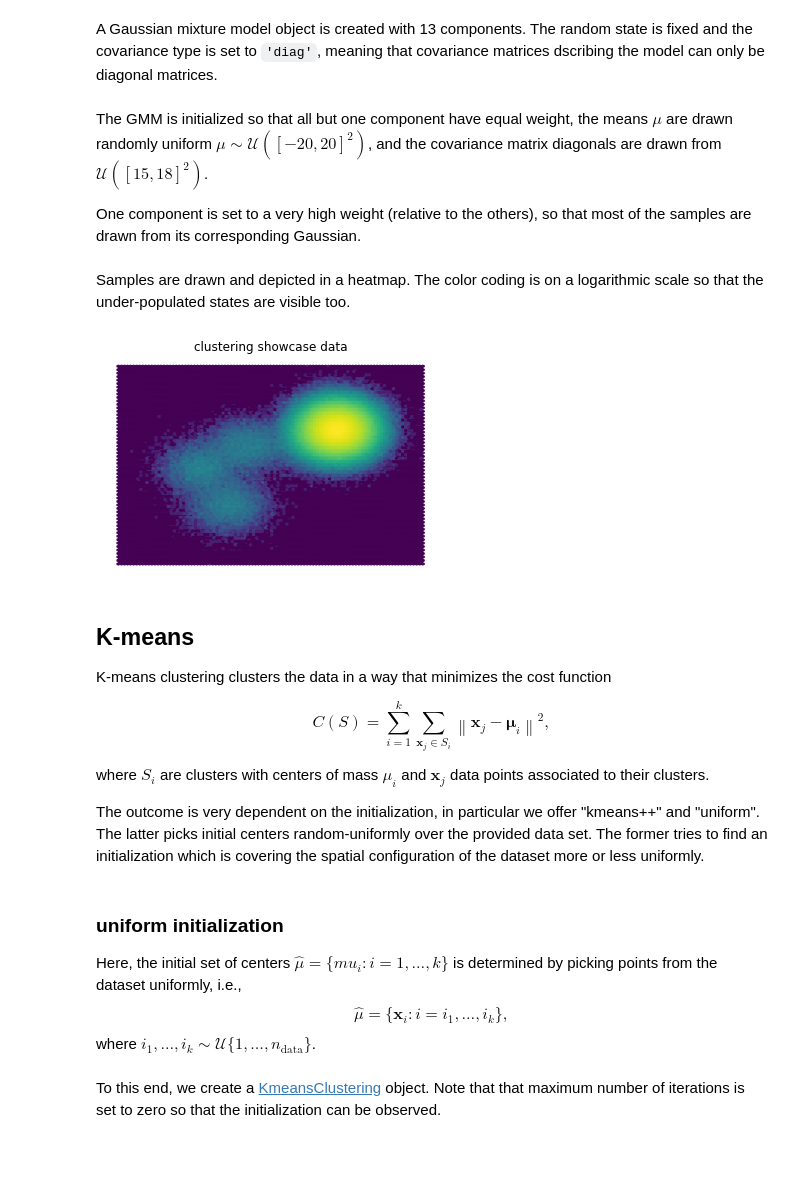
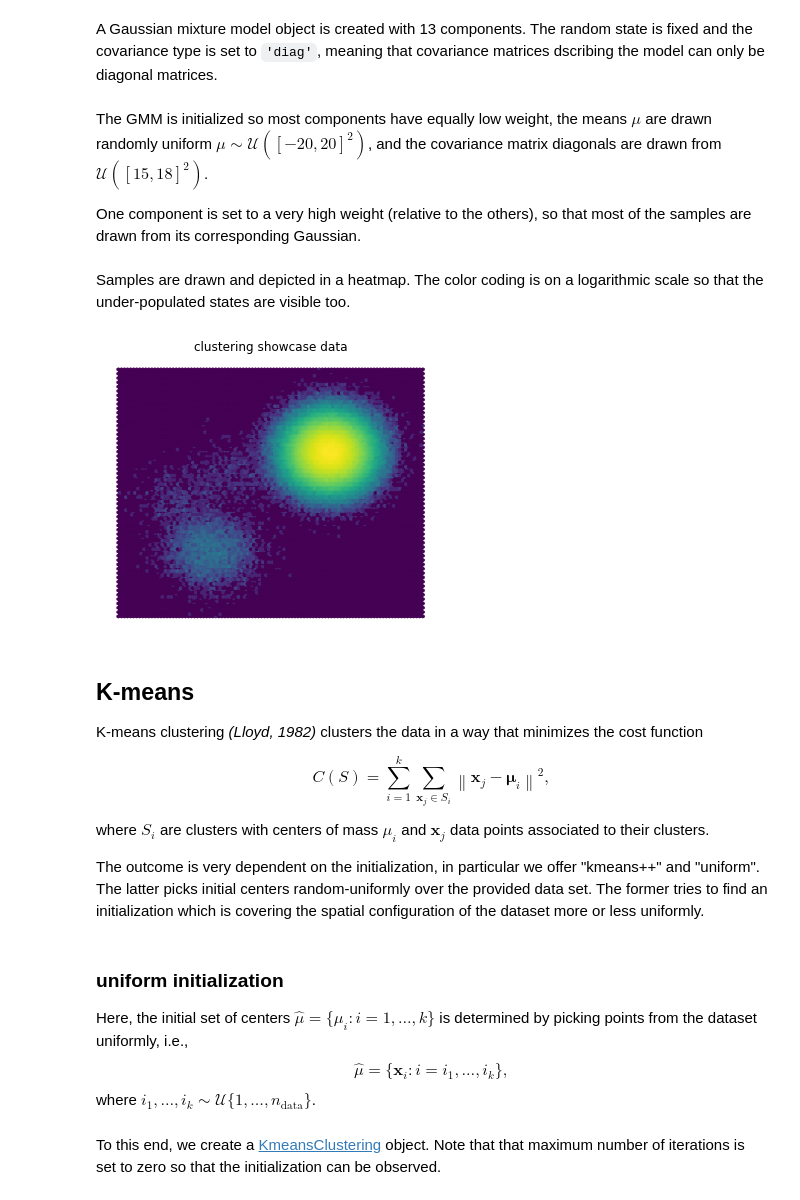
Before and after one commit to deeptime-ml/deeptime, a Jupyter notebook: docs/source/notebooks/clustering.ipynb, the cells around one changed output. Saved outputs shown, nothing was run; the diff lists cells and outputs as text; code cells hidden in the pictures; blank space fills up the shorter version.

Commit message:
[docs] clustering notebook update, references

```diff
--- a/docs/source/notebooks/clustering.ipynb
+++ b/docs/source/notebooks/clustering.ipynb
@@ -18,27 +20,28 @@ A Gaussian mixture model object is created with 13 components. The random state
 n_components = 5
 gmm = GaussianMixture(n_components=n_components, random_state=rnd, covariance_type='diag')  # create a GMM object
 # %% [markdown]
-The GMM is initialized so that all but one component have equal weight, the means $\mu$ are drawn randomly uniform $\mu\sim \mathcal{U}([-20, 20]^2)$, and the covariance matrix diagonals are drawn from $\mathcal{U}([15, 18]^2)$.
+The GMM is initialized so most components have equally low weight, the means $\mu$ are drawn randomly uniform $\mu\sim \mathcal{U}([-20, 20]^2)$, and the covariance matrix diagonals are drawn from $\mathcal{U}([15, 18]^2)$.
 
 One component is set to a very high weight (relative to the others), so that most of the samples are drawn from its corresponding Gaussian.
 # %%
-gmm.weights_ = np.array([10., 10., 1000., 10., 10.])
+gmm.weights_ = np.array([10., 100., 10000., 10., 10.])
 gmm.weights_ /= gmm.weights_.sum()  # weights need to form a probability distribution
 gmm.means_ = rnd.uniform(low=-20., high=20., size=(n_components, 2))  # centers are random uniform
 gmm.covariances_ = rnd.uniform(low=15., high=18., size=(n_components, 2))  # same for covariance matrices
 # %% [markdown]
 Samples are drawn and depicted in a heatmap. The color coding is on a logarithmic scale so that the under-populated states are visible too.
 # %%
-samples, labels = gmm.sample(1000000)  # generate data
+samples, labels = gmm.sample(500000)  # generate data
+plt.figure(figsize=(6, 5))
 plt.hexbin(*(samples.T), bins='log')
 plt.axis('off')
 plt.title('clustering showcase data');
 # %% [output]
-[figure, old version]
+[figure, new version]
 # %% [markdown]
 ## K-means
 
-K-means clustering clusters the data in a way that minimizes the cost function
+K-means clustering <cite data-cite="lloyd1982least">(Lloyd, 1982)</cite> clusters the data in a way that minimizes the cost function
 
 $$
 C(S) = \sum_{i=1}^{k} \sum_{\mathbf{x}_j \in S_i} \left\| \mathbf{x}_j - \boldsymbol\mu_i \right\|^2,
@@ -52,7 +55,7 @@ which is covering the spatial configuration of the dataset more or less uniforml
 # %% [markdown]
 ### uniform initialization
 
-Here, the initial set of centers $\hat\mu = \{mu_i : i=1,\ldots,k\}$ is determined by picking points from the dataset uniformly, i.e.,
+Here, the initial set of centers $\hat\mu = \{\mu_i : i=1,\ldots,k\}$ is determined by picking points from the dataset uniformly, i.e.,
 $$
 \hat\mu = \{\mathbf{x}_i : i = i_1,\ldots, i_k\},
 $$
```
Also changed, not shown: parts of 27 cells of this notebook, 3 other files.
